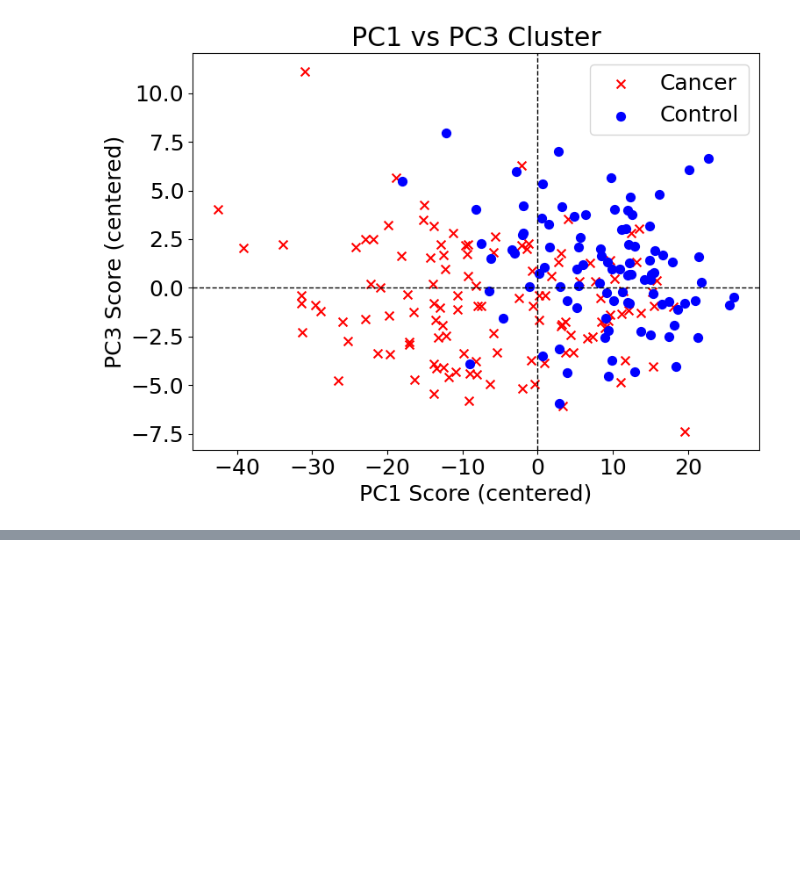
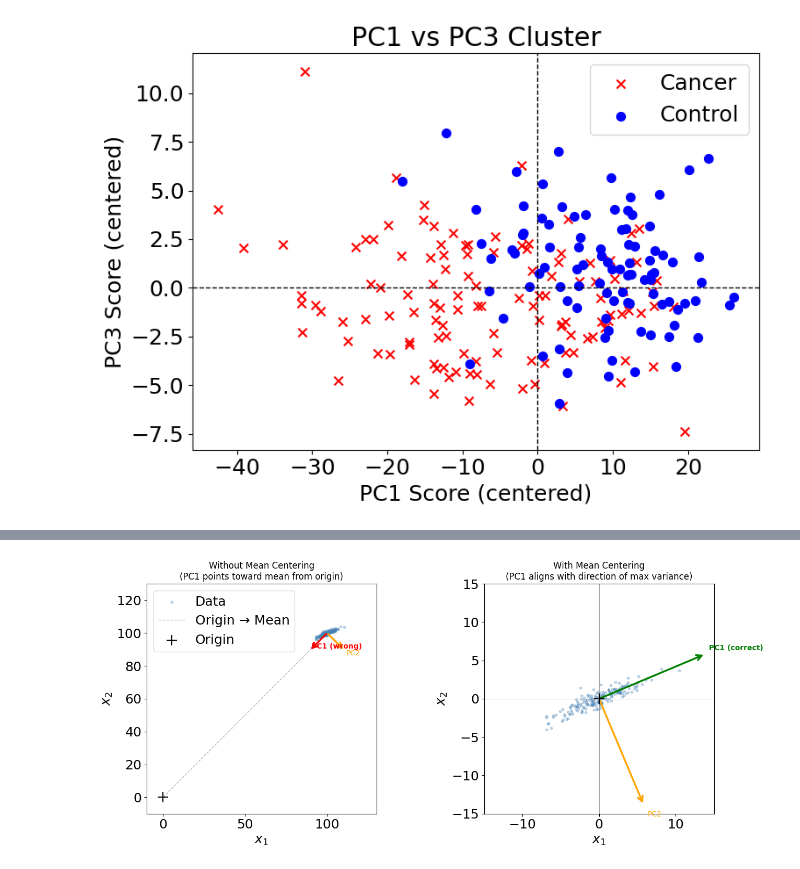
Before and after one commit to lasreeram/datascieng, a Jupyter notebook: ch1/pca_ovarian_cancer.ipynb, the cells around one changed output, grey strips where cells are left out. Cells and saved outputs as stored; diff of their text form; code cells hidden in the pictures; blank space fills up the shorter version.

```diff
--- a/ch1/pca_ovarian_cancer.ipynb
+++ b/ch1/pca_ovarian_cancer.ipynb
@@ -338,0 +343,87 @@ plt.show()
+# %%
+import numpy as np
+import matplotlib.pyplot as plt
+
+np.random.seed(42)
+
+# Generate 2D data with most variance along a tilted axis, centered far from origin
+n = 200
+mean = np.array([100, 100])
+# Covariance: large spread along one direction, small along the other
+cov = np.array([[10, 4],
+                [4,  2]])
+X = np.random.multivariate_normal(mean, cov, n)
+
+# --- Without centering: SVD of raw data ---
+U_raw, S_raw, Vt_raw = np.linalg.svd(X, full_matrices=False)
+pc1_raw = Vt_raw[0]  # first "principal component" direction (wrong)
+pc2_raw = Vt_raw[1]
+
+# --- With centering: SVD of mean-centered data ---
+X_centered = X - X.mean(axis=0)
+U_c, S_c, Vt_c = np.linalg.svd(X_centered, full_matrices=False)
+pc1_true = Vt_c[0]  # true PC1
+pc2_true = Vt_c[1]
+
+# --- Plot ---
+fig, axes = plt.subplots(1, 2, figsize=(14, 6))
+
+# Left: without centering
+ax = axes[0]
+ax.scatter(X[:, 0], X[:, 1], alpha=0.3, s=10, color='steelblue')
+center_raw = X.mean(axis=0)
+scale = 15
+ax.annotate('', xy=center_raw + scale * pc1_raw, xytext=center_raw,
+            arrowprops=dict(arrowstyle='->', color='red', lw=2.5))
+ax.annotate('', xy=center_raw + scale * pc2_raw, xytext=center_raw,
+            arrowprops=dict(arrowstyle='->', color='orange', lw=2.5))
+# Show direction toward origin
+ax.plot([0, center_raw[0]], [0, center_raw[1]], 'k--', alpha=0.3, lw=1)
+ax.scatter([0], [0], color='black', marker='+', s=200, zorder=5)
+ax.set_title('Without Mean Centering\n(PC1 points toward mean from origin)', fontsize=12)
+ax.set_xlabel('$x_1$')
+ax.set_ylabel('$x_2$')
+ax.legend(['Data', 'Origin → Mean', 'Origin'], loc='upper left')
+ax.set_aspect('equal')
+ax.set_xlim(-10, 130)
+ax.set_ylim(-10, 130)
+
+# Add arrow labels
+ax.text(center_raw[0] + scale * pc1_raw[0] + 1, center_raw[1] + scale * pc1_raw[1] + 1,
+        'PC1 (wrong)', color='red', fontsize=10, fontweight='bold')
+ax.text(center_raw[0] + scale * pc2_raw[0] + 1, center_raw[1] + scale * pc2_raw[1] - 3,
+        'PC2', color='orange', fontsize=10)
+
+# Right: with centering
+ax = axes[1]
+ax.scatter(X_centered[:, 0], X_centered[:, 1], alpha=0.3, s=10, color='steelblue')
+scale_c = 15
+ax.annotate('', xy=scale_c * pc1_true, xytext=[0, 0],
+            arrowprops=dict(arrowstyle='->', color='green', lw=2.5))
+ax.annotate('', xy=scale_c * pc2_true, xytext=[0, 0],
+            arrowprops=dict(arrowstyle='->', color='orange', lw=2.5))
+ax.scatter([0], [0], color='black', marker='+', s=200, zorder=5)
+ax.set_title('With Mean Centering\n(PC1 aligns with direction of max variance)', fontsize=12)
+ax.set_xlabel('$x_1$')
+ax.set_ylabel('$x_2$')
+ax.set_aspect('equal')
+ax.set_xlim(-15, 15)
+ax.set_ylim(-15, 15)
+ax.axhline(0, color='gray', lw=0.5)
+ax.axvline(0, color='gray', lw=0.5)
+
+ax.text(scale_c * pc1_true[0] + 0.5, scale_c * pc1_true[1] + 0.5,
+        'PC1 (correct)', color='green', fontsize=10, fontweight='bold')
+ax.text(scale_c * pc2_true[0] + 0.5, scale_c * pc2_true[1] - 1.5,
+        'PC2', color='orange', fontsize=10)
+
+plt.tight_layout()
+plt.show()
+
+# Print the angle between PC1 and the mean direction (without centering)
+mean_dir = mean / np.linalg.norm(mean)
+angle = np.degrees(np.arccos(np.clip(np.abs(np.dot(pc1_raw, mean_dir)), -1, 1)))
+print(f"Angle between uncentered PC1 and mean direction: {angle:.1f}°")
+print(f"Uncentered PC1 nearly points toward the mean — it captures location, not spread.")
+# %% [output]
+[figure, added]
```
Also changed, not shown: parts of 2 cells of this notebook, 29 other files.
